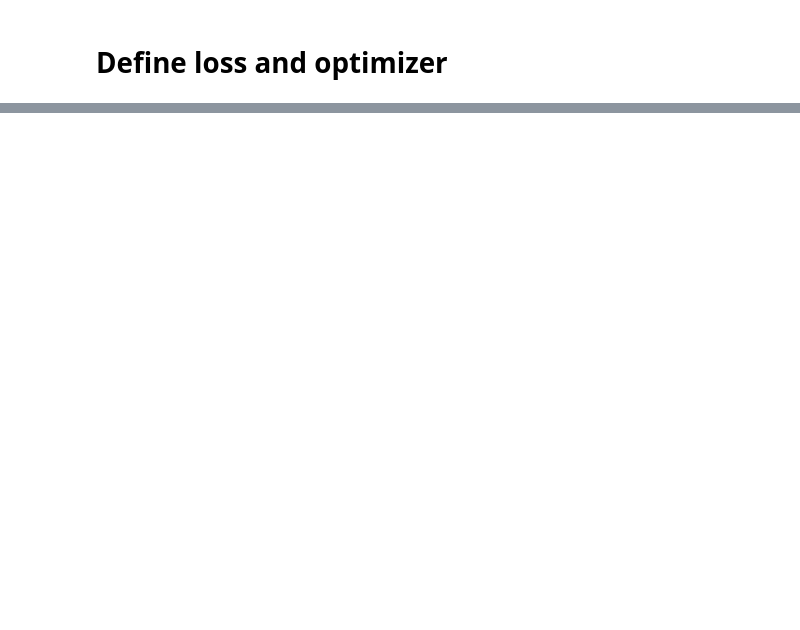
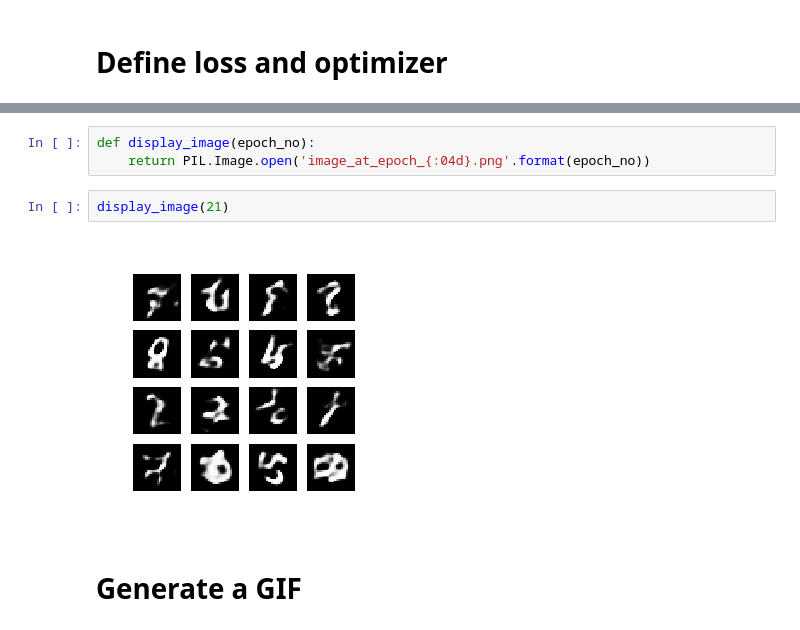
Before and after one commit to chienhsiang/tensorflow, a Jupyter notebook: CVAE.ipynb, the cells around one changed output, grey strips where cells are left out. Drawn from its saved outputs; the diff is of its cells as text; blank space fills up the shorter version.

```diff
--- a/CVAE.ipynb
+++ b/CVAE.ipynb
@@ -130,0 +172,9 @@ tf.Tensor(
+# %%
+def display_image(epoch_no):
+    return PIL.Image.open('image_at_epoch_{:04d}.png'.format(epoch_no))
+# %%
+display_image(21)
+# %% [output]
+[figure, added]
+# %% [markdown]
+# Generate a GIF
```
Also changed, not shown: parts of 11 cells of this notebook.
